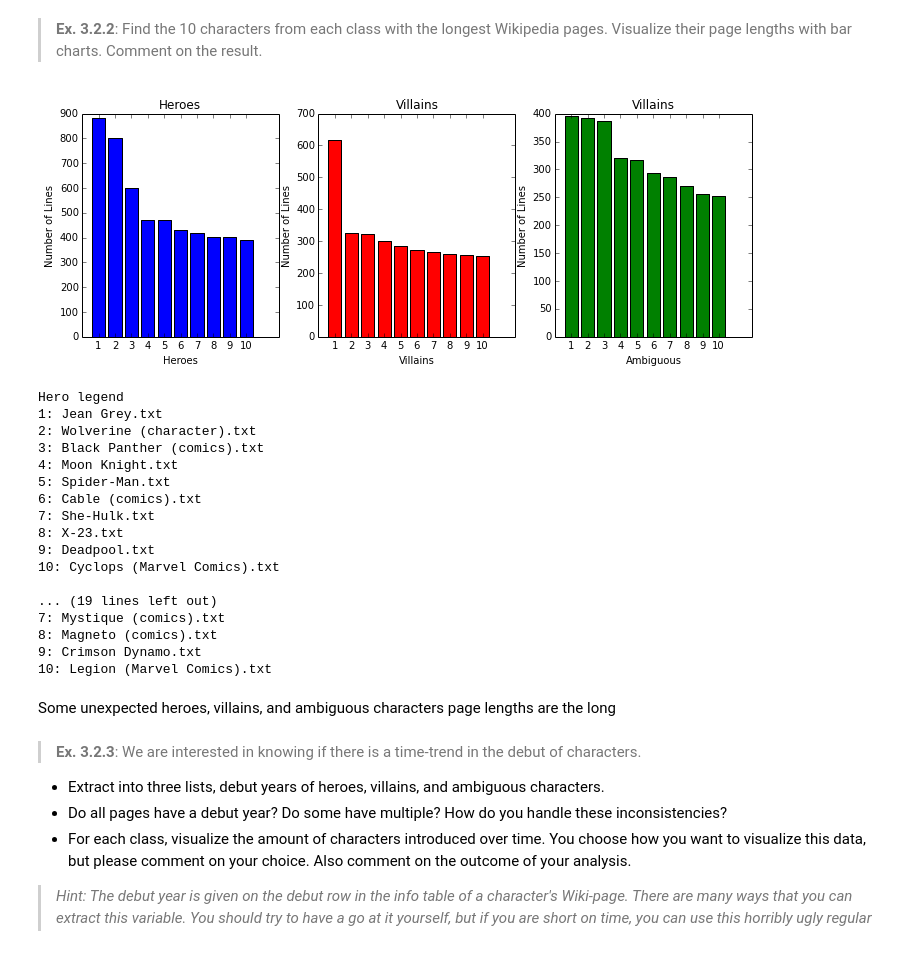
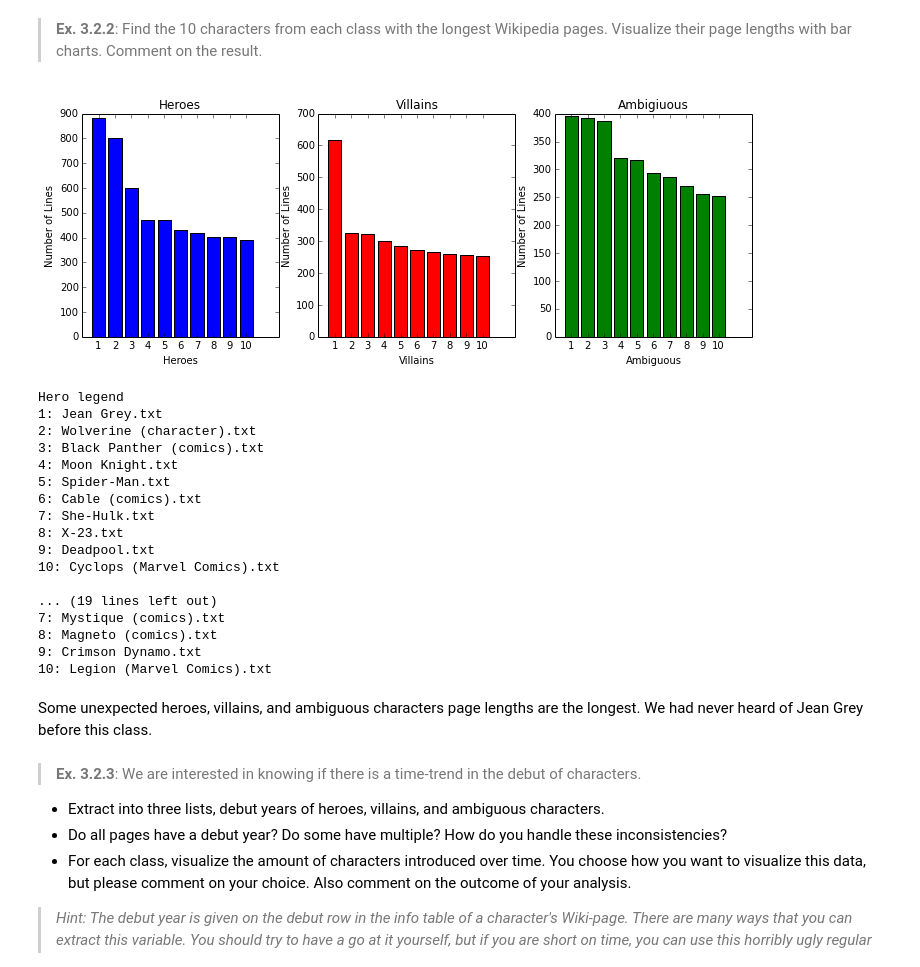
Before and after one commit to jmazanec15/BigDataClass, a Jupyter notebook: assignments/assignment1.ipynb, the cells around one changed output. Drawn from its saved outputs; the diff is of its cells as text; code cells hidden in the pictures.

```diff
--- a/assignments/assignment1.ipynb
+++ b/assignments/assignment1.ipynb
@@ -345,35 +337,35 @@ a_heights = [ambi_length[x] for x in a]
 plt.figure(figsize=(12,4)) # set figure size
 # Heroes
 plt.subplot(1,3,1)
 plt.xlabel("Heroes")
 plt.ylabel("Number of Lines")
 plt.title("Heroes")
 plt.bar(range(1, len(h) + 1), h_heights,width=0.8, align="center")
 plt.xticks(range(1, len(h) + 1))
 # Villains
 plt.subplot(1,3,2)
 plt.xlabel("Villains")
 plt.ylabel("Number of Lines")
 plt.title("Villains")
 plt.bar(range(1, len(v) + 1), v_heights,width=0.8, align="center", color="red")
 plt.xticks(range(1, len(v) + 1))
 # Villains
 plt.subplot(1,3,3)
 plt.xlabel("Ambiguous")
 plt.ylabel("Number of Lines")
-plt.title("Villains")
+plt.title("Ambigiuous")
 plt.bar(range(1, len(a) + 1), a_heights,width=0.8, align="center", color="green")
 plt.xticks(range(1, len(a) + 1))
 plt.show()
 # Legends because they couldnt fit on the graphs
 print "Hero legend"
 for i,hero in enumerate(h): print str(i+1) + ": " + hero
 print "\nVillain legend"
 for i,vill in enumerate(v): print str(i+1) + ": " + vill
 print "\nAmbiguous legend"
 for i,ambi in enumerate(a): print str(i+1) + ": " + ambi
 # %% [output]
-[figure, old version]
+[figure, new version]
 Hero legend
 1: Jean Grey.txt
 2: Wolverine (character).txt
@@ -392,7 +384,7 @@ Hero legend
 9: Crimson Dynamo.txt
 10: Legion (Marvel Comics).txt
 # %% [markdown]
-Some unexpected heroes, villains, and ambiguous characters page lengths are the long
+Some unexpected heroes, villains, and ambiguous characters page lengths are the longest. We had never heard of Jean Grey before this class.
 # %% [markdown]
 >**Ex. 3.2.3**: We are interested in knowing if there is a time-trend in the debut of characters.
 * Extract into three lists, debut years of heroes, villains, and ambiguous characters.
```
Also changed, not shown: parts of 18 cells of this notebook, 1 other file.
